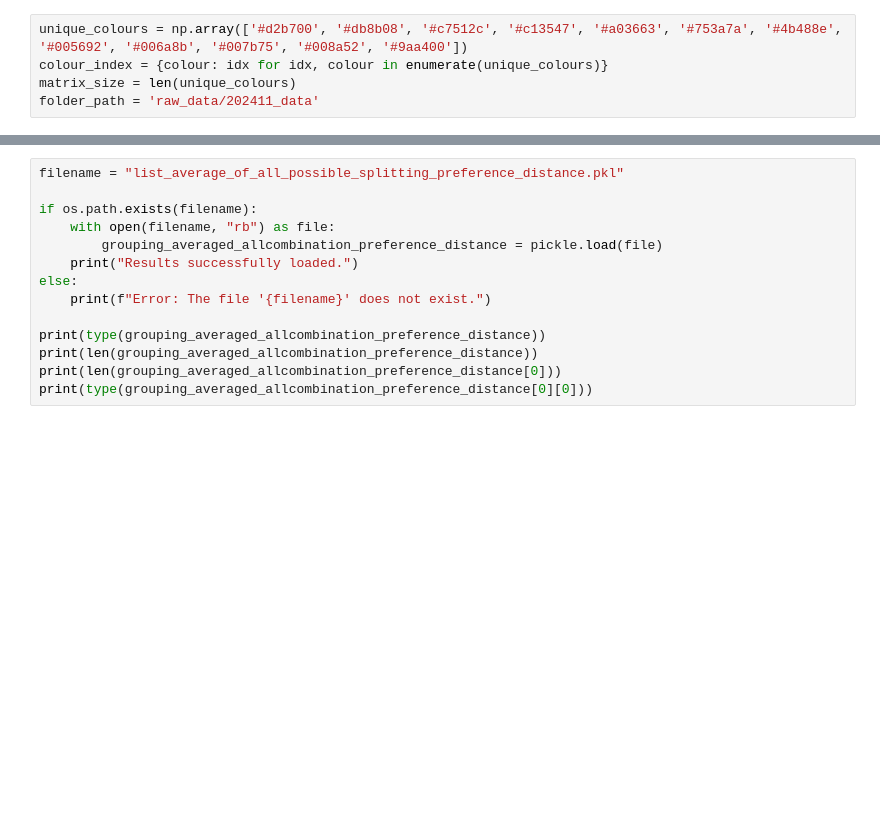
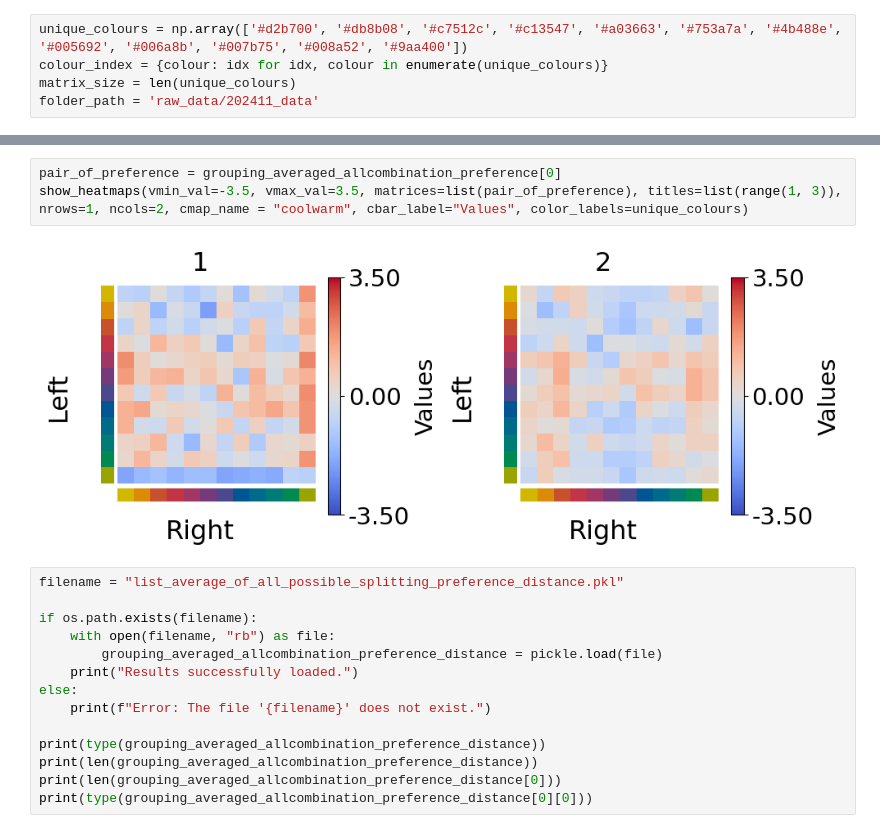
Before and after one commit to MtKana/preference_rating_GWOT, a Jupyter notebook: 20250404_preference_MDS.ipynb, the cells around one changed output, grey strips where cells are left out. Drawn from its saved outputs; the diff is of its cells as text; blank space fills up the shorter version.

```diff
--- a/20250404_preference_MDS.ipynb
+++ b/20250404_preference_MDS.ipynb
@@ -13,3 +33,8 @@ folder_path = 'raw_data/202411_data'
+# %%
+pair_of_preference = grouping_averaged_allcombination_preference[0]
+show_heatmaps(vmin_val=-3.5, vmax_val=3.5, matrices=list(pair_of_preference), titles=list(range(1, 3)), nrows=1, ncols=2, cmap_name = "coolwarm", cbar_label="Values", color_labels=unique_colours)
+# %% [output]
+[figure, added]
 # %%
 filename = "list_average_of_all_possible_splitting_preference_distance.pkl"
 
```
Also changed, not shown: parts of 6 cells of this notebook.
